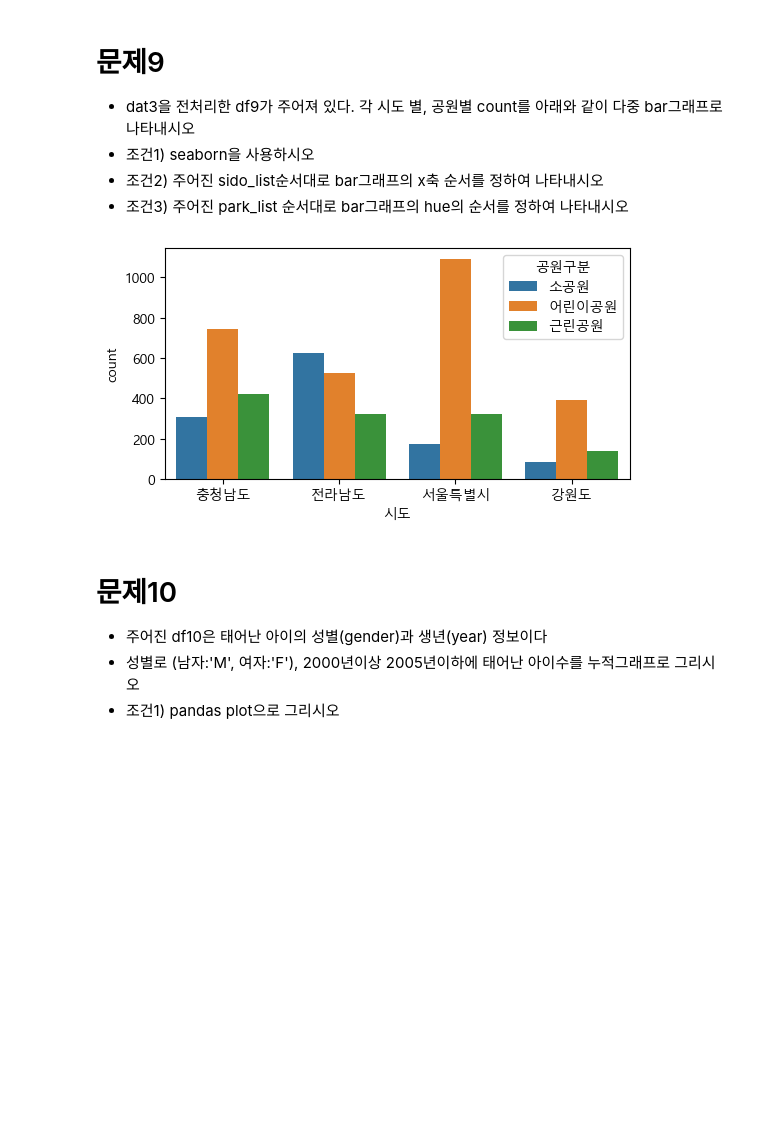
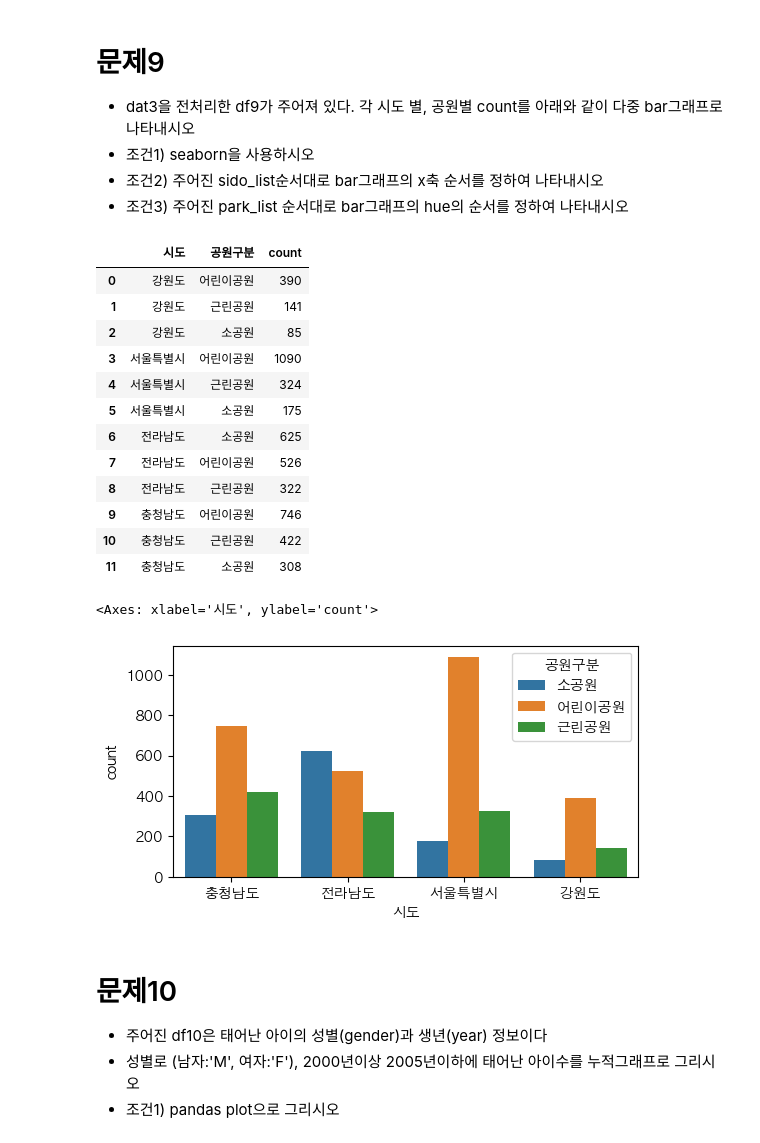
Before and after one commit to Woochang4862/USW-Public-Data-Analysis, a Jupyter notebook: pda_14w/2024_공데분_002금_기말_풀이/2024_금_공공데이터분석_2024기말고사_002금.ipynb, the cells around one changed output. Saved outputs shown, nothing was run; the diff lists cells and outputs as text; code cells hidden in the pictures; blank space fills up the shorter version.

```diff
--- a/pda_14w/2024_공데분_002금_기말_풀이/2024_금_공공데이터분석_2024기말고사_002금.ipynb
+++ b/pda_14w/2024_공데분_002금_기말_풀이/2024_금_공공데이터분석_2024기말고사_002금.ipynb
@@ -269,17 +281,33 @@ df8_res
 # %%
 sido_list=['충청남도','전라남도','서울특별시','강원도']
 park_list=['소공원','어린이공원','근린공원']
 
 df9=dat3.loc[(dat3['시도'].isin(sido_list))&(dat3['공원구분'].isin(park_list))].copy()
 
 fig=plt.figure(figsize=(6,3),dpi=100)
 ax1=fig.subplots()
 
 ## 코드작성
-
+df9_res = df9.groupby('시도')['공원구분'].value_counts().reset_index()
+df9_res
+sns.barplot(df9_res,x='시도',y='count',hue='공원구분',ax=ax1,order=sido_list, hue_order=park_list)
 ## 코드작성 끝
 # %% [output]
+|  | 시도 | 공원구분 | count |
+| 0 | 강원도 | 어린이공원 | 390 |
+| 1 | 강원도 | 근린공원 | 141 |
+| 2 | 강원도 | 소공원 | 85 |
+| 3 | 서울특별시 | 어린이공원 | 1090 |
+| 4 | 서울특별시 | 근린공원 | 324 |
+| 5 | 서울특별시 | 소공원 | 175 |
+| 6 | 전라남도 | 소공원 | 625 |
+| 7 | 전라남도 | 어린이공원 | 526 |
+| 8 | 전라남도 | 근린공원 | 322 |
+| 9 | 충청남도 | 어린이공원 | 746 |
+| 10 | 충청남도 | 근린공원 | 422 |
+| 11 | 충청남도 | 소공원 | 308 |
+<Axes: xlabel='시도', ylabel='count'>
-[figure, old version]
+[figure, new version]
 # %% [markdown]
 # 문제10
 * 주어진 df10은 태어난 아이의 성별(gender)과 생년(year) 정보이다
```
Also changed, not shown: parts of 14 cells of this notebook, 1 other file.
